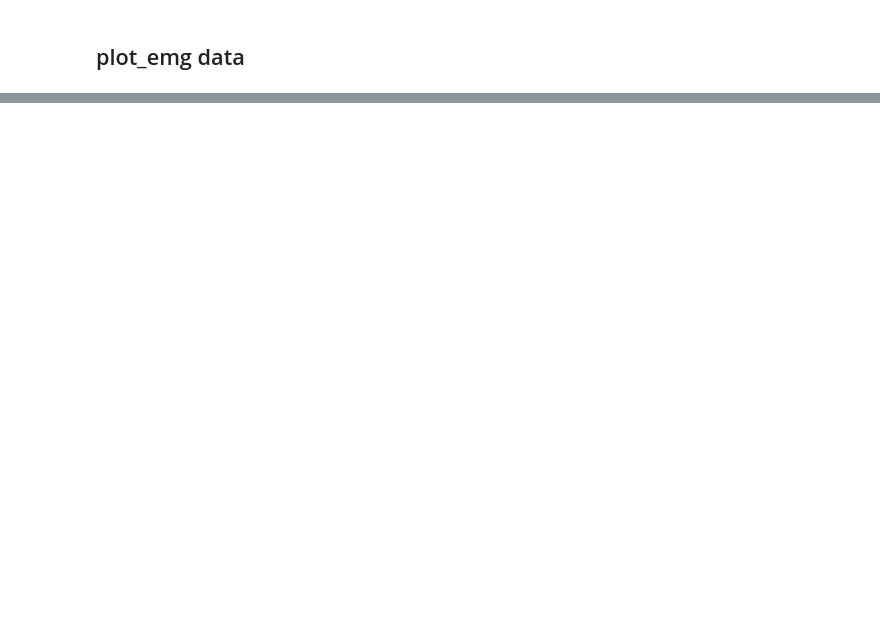
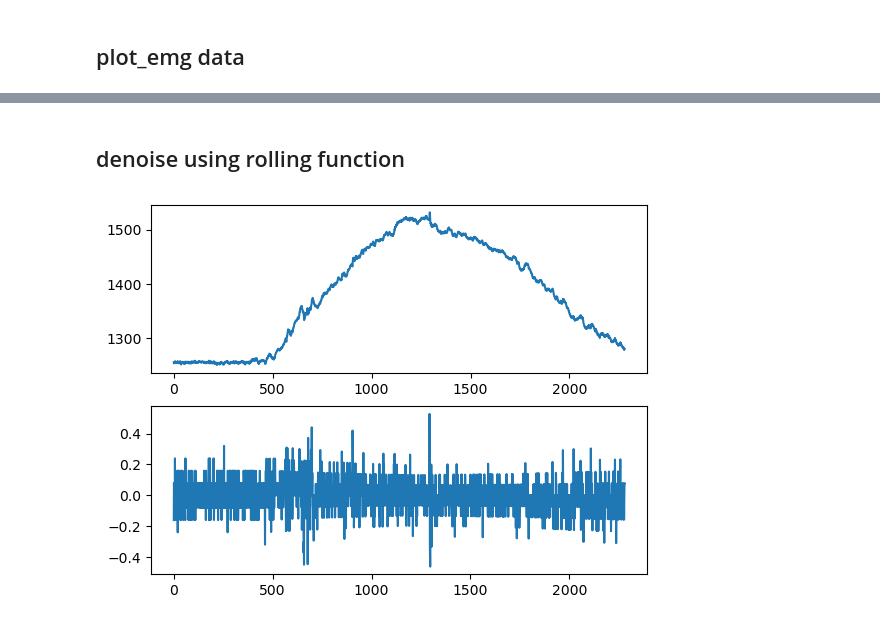
Before and after one commit to CodyB0T/Sensor-Data-Acquisition-Project, a Jupyter notebook: combo/test9/plot.ipynb, the cells around one changed output, grey strips where cells are left out. Cells and saved outputs as stored; diff of their text form; code cells hidden in the pictures; blank space fills up the shorter version.

```diff
--- a/combo/test9/plot.ipynb
+++ b/combo/test9/plot.ipynb
@@ -25,0 +76,24 @@ plt.show()
+# %% [markdown]
+## denoise using rolling function
+# %%
+import pandas as pd
+import matplotlib.pyplot as plt
+
+df = pd.read_csv("data/shimmer_data.csv")
+
+x=df.iloc[0].values
+y=df.iloc[1].values
+z=df.iloc[2].values
+
+pct_z = df.iloc[2].rolling(window=5).mean().values
+
+fig, ax = plt.subplots(2,1, figsize = (20,10))
+
+ax[0].plot(z)
+ax[1].plot(pct_z)
+
+
+
+plt.show()
+# %% [output]
+[figure, added]
```
Also changed, not shown: parts of 6 cells of this notebook, 10 other files.
